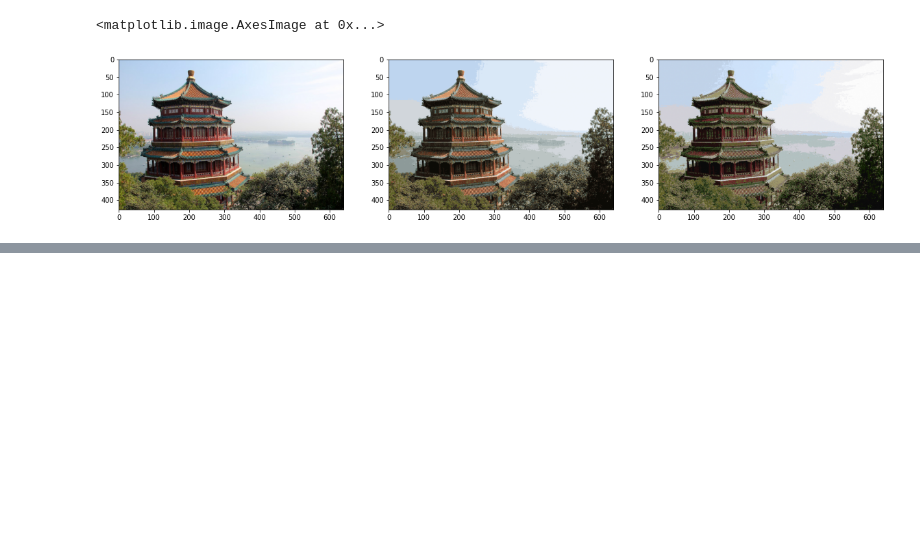
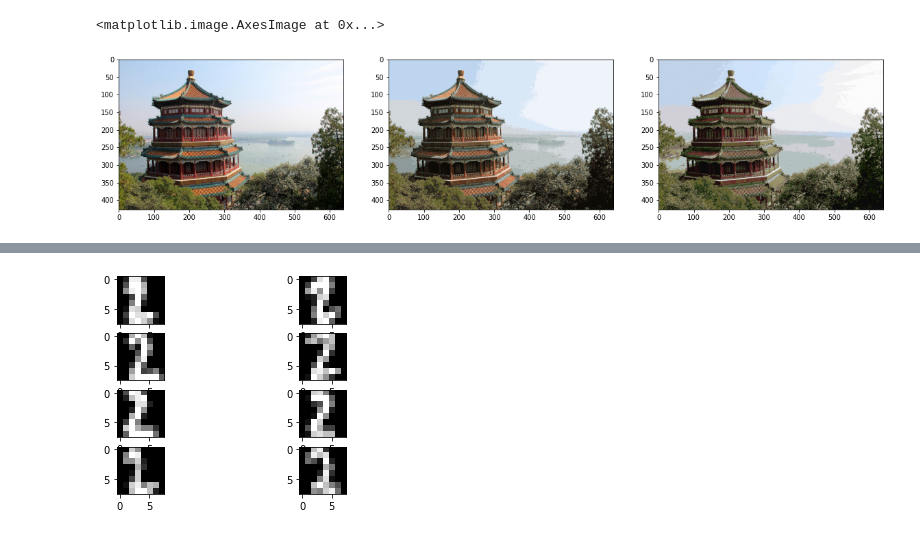
Before and after one commit to JohnnyWasilewski/postgraduate-lectures, a Jupyter notebook: ML_theory/Klasteryzacja.ipynb, the cells around one changed output, grey strips where cells are left out. Saved outputs shown, nothing was run; the diff lists cells and outputs as text; code cells hidden in the pictures; blank space fills up the shorter version.

```diff
--- a/ML_theory/Klasteryzacja.ipynb
+++ b/ML_theory/Klasteryzacja.ipynb
@@ -211,0 +251,8 @@ ax3.imshow(codebook_random[labels_random].reshape(w, h, -1))
+# %%
+import random
+for i, item in enumerate(random.sample(set(np.where(digits.target == 2)[0])
+                                       .intersection(set(np.where(kmeans.labels_ == 9)[0])), 8)):
+    ax = plt.subplot(4,2, i+1)
+    ax.imshow(digits.images[item], cmap='gray')
+# %% [output]
+[figure, added]
```
Also changed, not shown: parts of 8 cells of this notebook.
